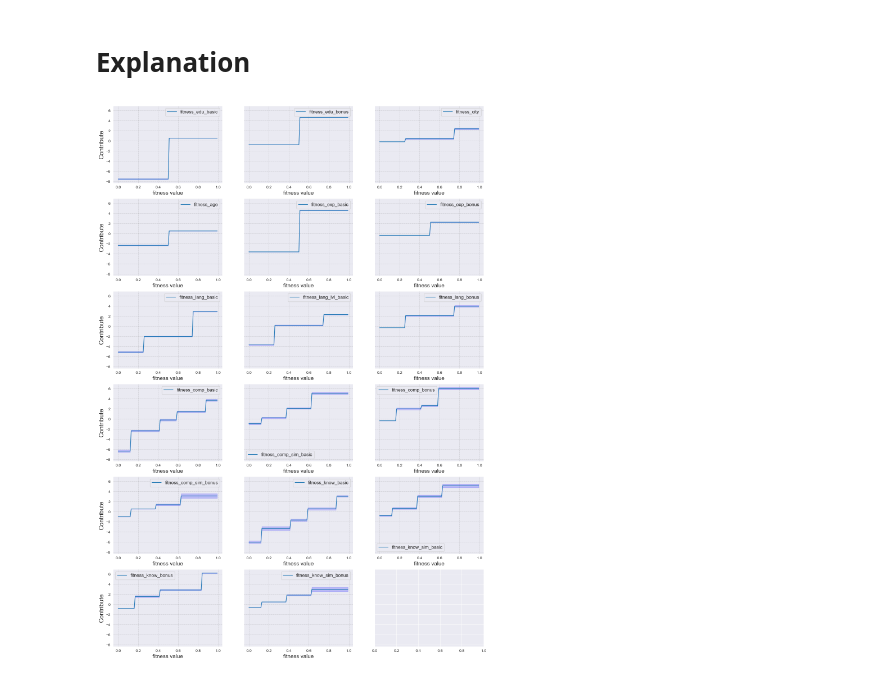
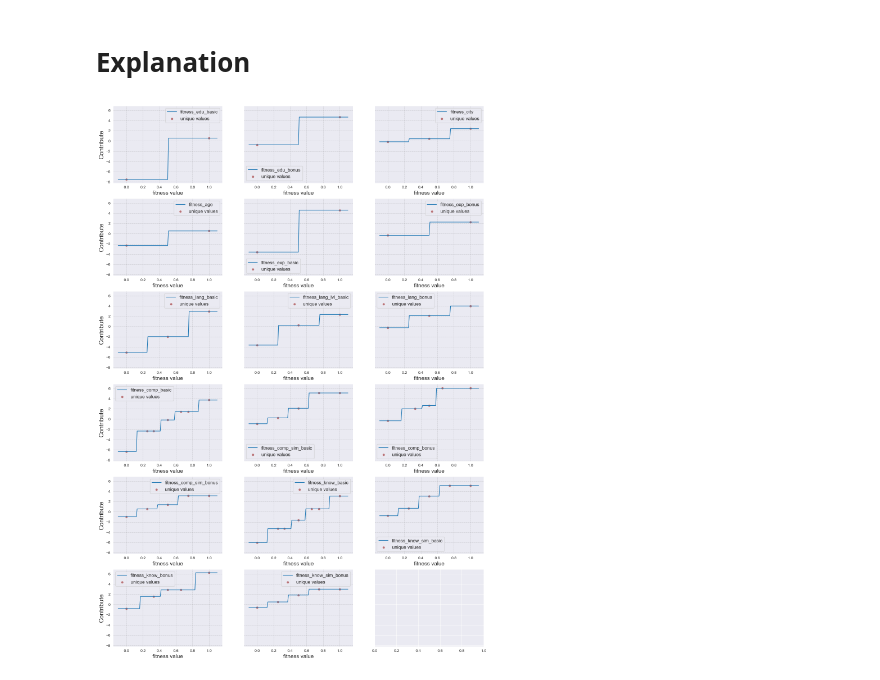
Before and after one commit to jacons/Interpretable-by-design-Human-Recommender, a Jupyter notebook: Models/GlassBox/ebm/EBMRegressor.ipynb, the cells around one changed output. Drawn from its saved outputs; the diff is of its cells as text; code cells hidden in the pictures.

```diff
--- a/Models/GlassBox/ebm/EBMRegressor.ipynb
+++ b/Models/GlassBox/ebm/EBMRegressor.ipynb
@@ -72,15 +72,17 @@ unique_values = {
 # %%
 interpreter = ExplainableBMInterpreter.build(best_model,unique_values,"saved_models/EBM_Interpreter")
 # %%
-f, axs = plt.subplots(ncols=3,nrows=6,figsize=(17, 25),sharey=True)
+f, axs = plt.subplots(ncols=3,nrows=6,figsize=(17, 25), sharey=True)
 for i, feature, in enumerate(interpreter.get_features()):
     fun = interpreter.get_piecewise_function(feature)
+    points = interpreter.build_dataframe_function(feature)
     sns.lineplot(x="x",y="y",data=fun, label=feature, ax=axs[int(i/3)][i%3])
-    axs[int(i/3)][i%3].fill_between(fun['x'], fun['lower'], fun['upper'], color='#4B4BFF', alpha=0.3)
+    sns.scatterplot(x="x",y="y",data=points, ax=axs[int(i/3)][i%3], color="#8B0000",  alpha=0.5, label="unique values")
+    # axs[int(i/3)][i%3].fill_between(fun['x'], fun['lower'], fun['upper'], color='#4B4BFF', alpha=0.3)
     axs[int(i/3)][i%3].grid(color='grey', linestyle='-.', linewidth=0.5, alpha=0.5)
     axs[int(i/3)][i%3].set_xlabel("fitness value", fontsize=14)
     axs[int(i/3)][i%3].set_ylabel("Contribute", fontsize=16)
     axs[int(i/3)][i%3].legend(fontsize=12)
 plt.show()
 # %% [output]
-[figure, old version]
+[figure, new version]
```
Also changed, not shown: 3 other files.
